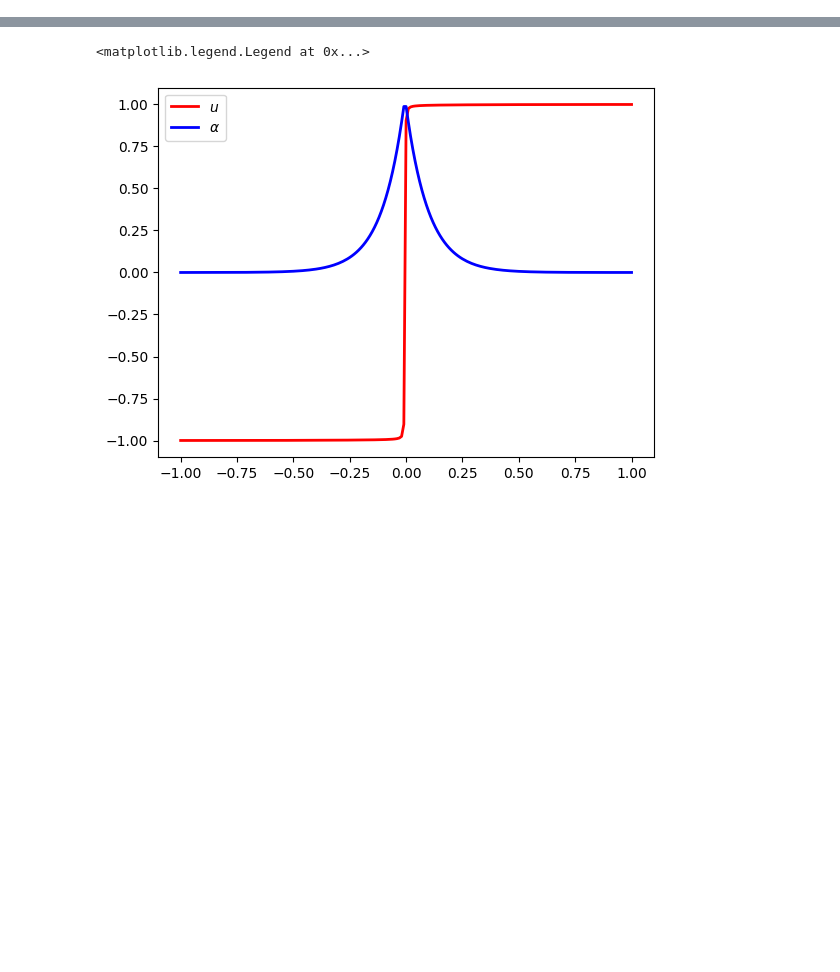
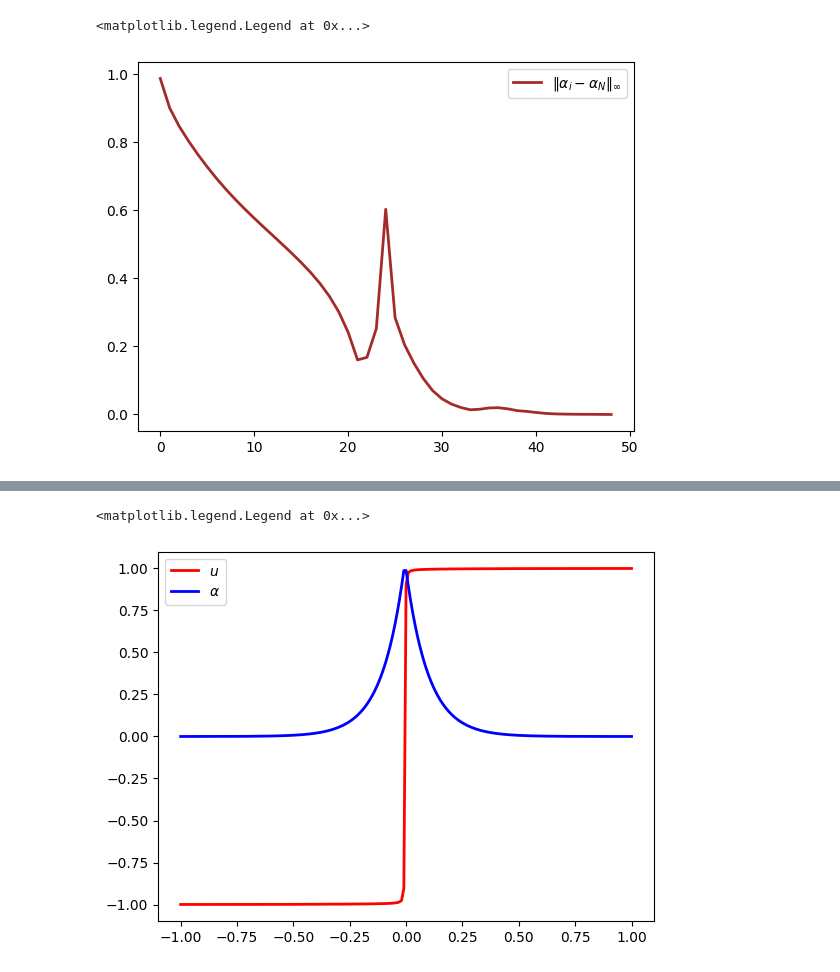
Before and after one commit to jiwei-peng/ADMM, a Jupyter notebook: ADMM 2.ipynb, the cells around one changed output, grey strips where cells are left out. Saved outputs shown, nothing was run; the diff lists cells and outputs as text; code cells hidden in the pictures; blank space fills up the shorter version.

```diff
--- a/ADMM 2.ipynb
+++ b/ADMM 2.ipynb
@@ -118,0 +135,16 @@ ax.legend()
+# %%
+# Plotting \|alpha_i - alpha_N\|_\infty as a function of i where N = num_iter
+
+alpha_diff = alpha_all - alpha_optimal
+alpha_diff_norm = np.zeros(len(alpha_diff))
+
+for i in range(len(alpha_diff)) :
+    alpha_diff_norm[i] = np.linalg.norm(alpha_diff[i], np.inf)
+
+plt.close('all')
+fig, ax = plt.subplots()
+ax.plot(alpha_diff_norm, linewidth = 2, color = 'brown', label = r'$\|\alpha_i - \alpha_N\|_\infty$')
+ax.legend()
+# %% [output]
+<matplotlib.legend.Legend at 0x...>
+[figure, added]
```
Also changed, not shown: parts of 10 cells of this notebook.
